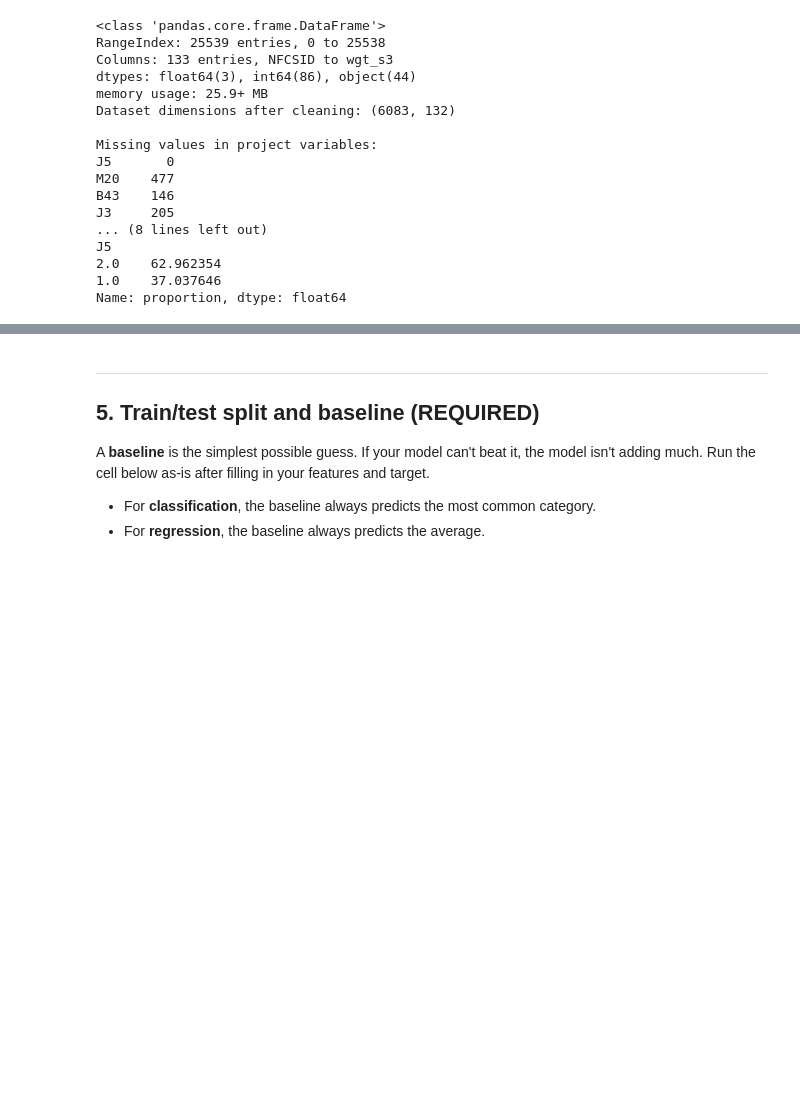
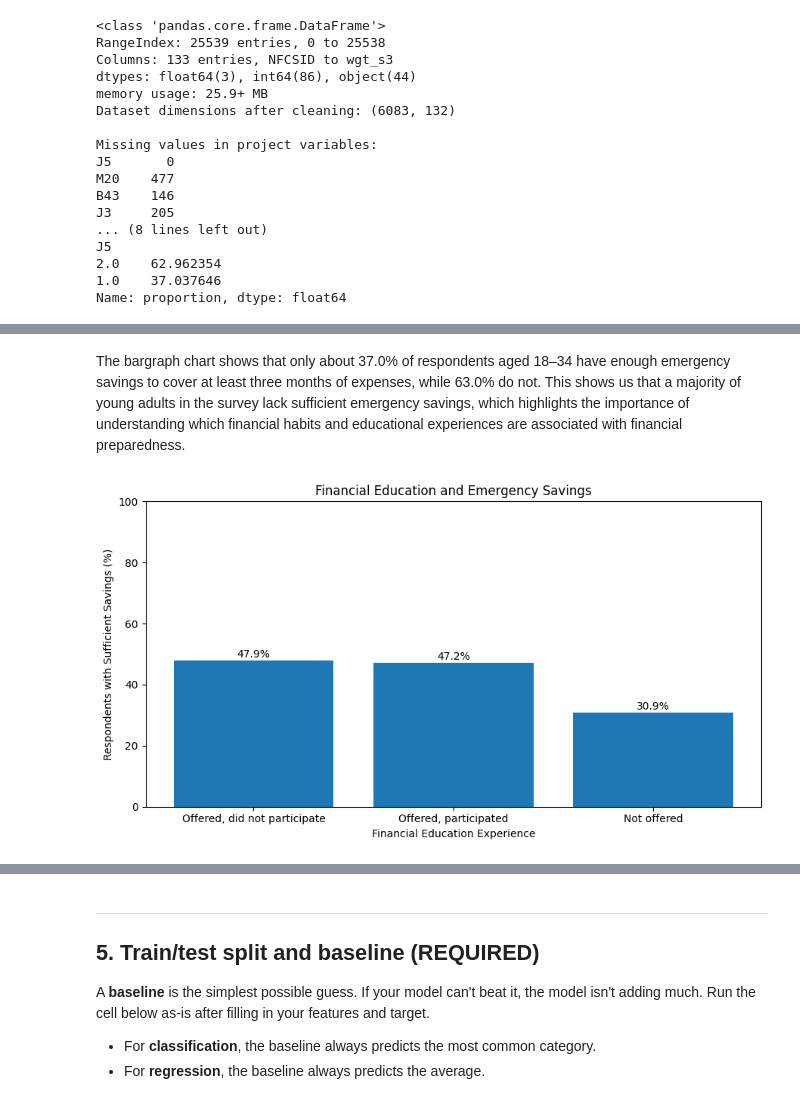
Before and after one commit to aryanalavade/college-student-financial-preparedness, a Jupyter notebook: notebooks/financial_preparedness_analysis.ipynb, the cells around one changed output, grey strips where cells are left out. Drawn from its saved outputs; the diff is of its cells as text; code cells hidden in the pictures; blank space fills up the shorter version.

```diff
--- a/notebooks/financial_preparedness_analysis.ipynb
+++ b/notebooks/financial_preparedness_analysis.ipynb
@@ -144,0 +177,48 @@ Name: proportion, dtype: float64
+# %% [markdown]
+The bargraph chart shows that only about 37.0% of respondents aged 18–34 have enough emergency savings to cover at least three months of expenses, while 63.0% do not. This shows us that a majority of young adults in the survey lack sufficient emergency savings, which highlights the importance of understanding which financial habits and educational experiences are associated with financial preparedness.
+# %%
+
+# distribution of emergency funds across people who were offered but did not participate, offered and did participate, and not offered financial education
+# calculate the percentage with sufficient savings for each financial education category
+education_savings = pd.crosstab(
+    df["M20"],
+    df["J5"],
+    normalize="index"
+) * 100
+
+# select respondents with sufficient emergency savings
+sufficient_savings = education_savings[1]
+
+# define category labels
+labels = {
+    1: "Offered, did not participate",
+    2: "Offered, participated",
+    3: "Not offered"
+}
+
+# create the bar chart
+plt.figure(figsize=(9, 5))
+bars = plt.bar(
+    [labels[i] for i in sufficient_savings.index],
+    sufficient_savings.values
+)
+
+# add percentage labels above each bar
+for bar, percentage in zip(bars, sufficient_savings.values):
+    plt.text(
+        bar.get_x() + bar.get_width() / 2,
+        bar.get_height() + 1,
+        f"{percentage:.1f}%",
+        ha="center"
+    )
+
+# format the chart
+plt.title("Financial Education and Emergency Savings")
+plt.xlabel("Financial Education Experience")
+plt.ylabel("Respondents with Sufficient Savings (%)")
+plt.ylim(0, 100)
+plt.xticks(rotation=0, ha="center")
+plt.tight_layout()
+plt.show()
+# %% [output]
+[figure, added]
```
Also changed, not shown: parts of 6 cells of this notebook.
